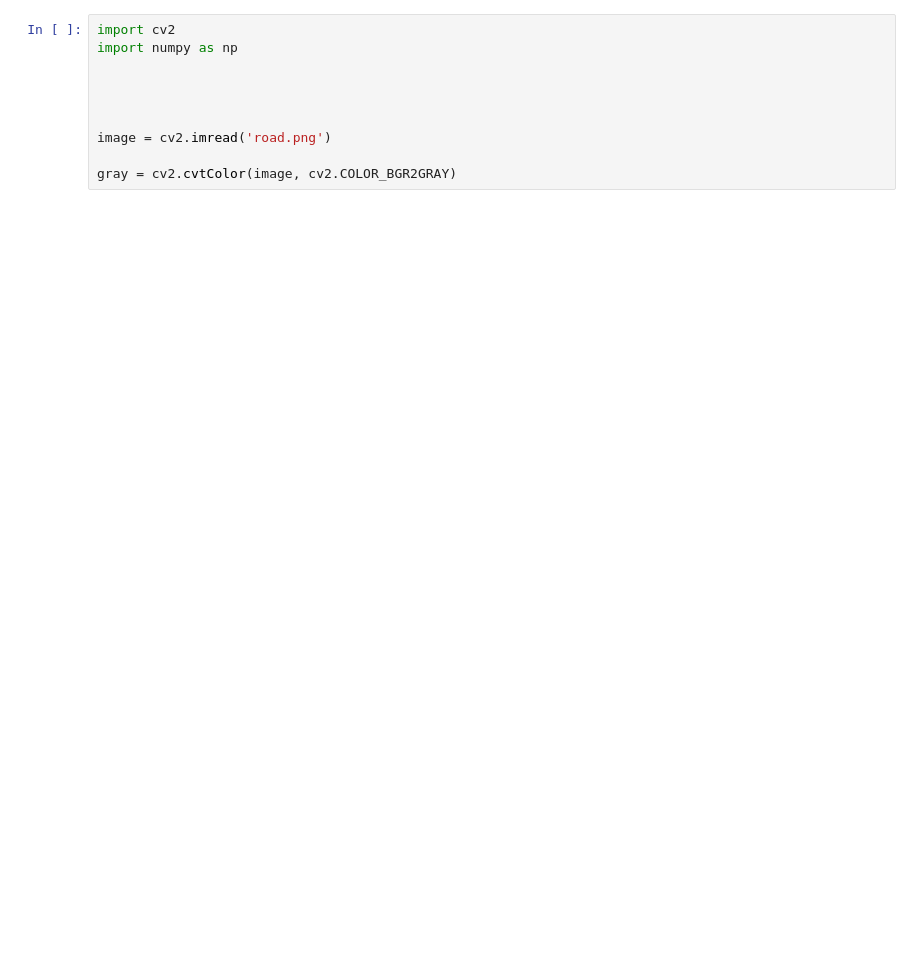
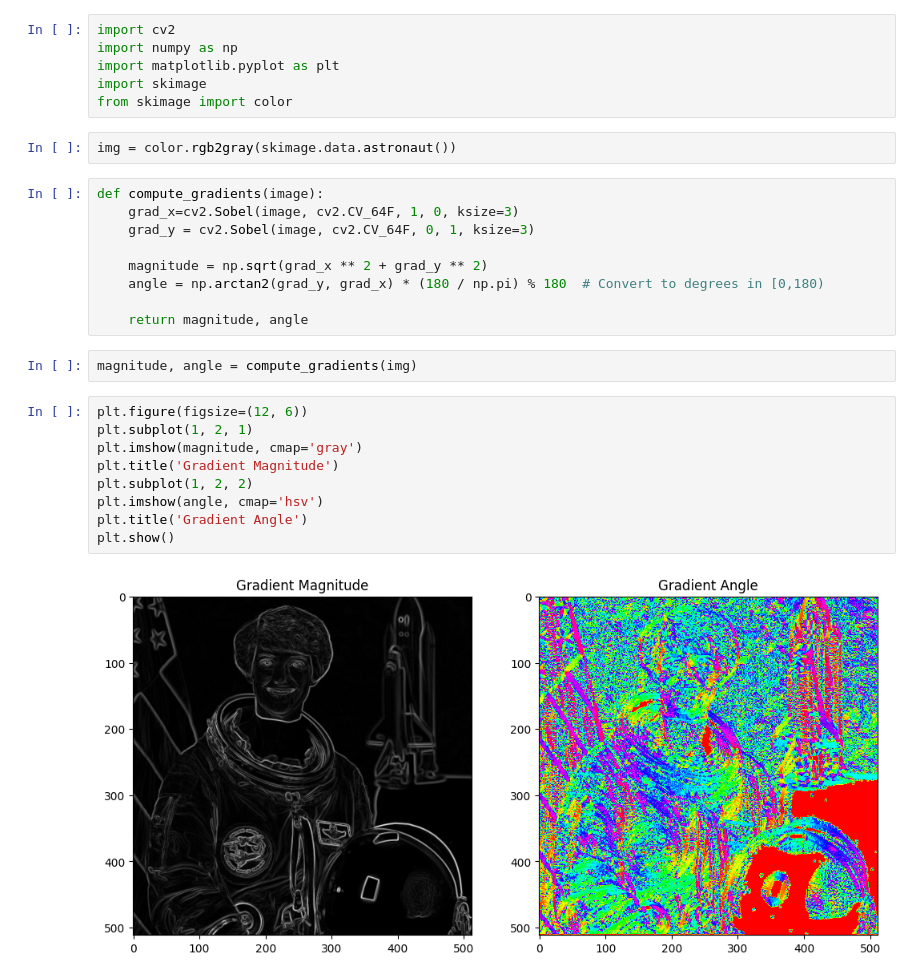
Before and after one commit to aslahmp/cv, a Jupyter notebook: hog.ipynb, the cells around one changed output. Cells and saved outputs as stored; diff of their text form; blank space fills up the shorter version.

```diff
--- a/hog.ipynb
+++ b/hog.ipynb
@@ -21,10 +1,30 @@ Note: you may need to restart the kernel to use updated packages.
-# %%
-import cv2
-import numpy as np
-
-
-
-
-image = cv2.imread('road.png')
-
-gray = cv2.cvtColor(image, cv2.COLOR_BGR2GRAY)
+# %%
+import cv2
+import numpy as np
+import matplotlib.pyplot as plt
+import skimage
+from skimage import color
+# %%
+img = color.rgb2gray(skimage.data.astronaut())
+# %%
+def compute_gradients(image):
+    grad_x=cv2.Sobel(image, cv2.CV_64F, 1, 0, ksize=3)
+    grad_y = cv2.Sobel(image, cv2.CV_64F, 0, 1, ksize=3)
+
+    magnitude = np.sqrt(grad_x ** 2 + grad_y ** 2)
+    angle = np.arctan2(grad_y, grad_x) * (180 / np.pi) % 180  # Convert to degrees in [0,180)
+
+    return magnitude, angle
+# %%
+magnitude, angle = compute_gradients(img)
+# %%
+plt.figure(figsize=(12, 6))
+plt.subplot(1, 2, 1)
+plt.imshow(magnitude, cmap='gray')
+plt.title('Gradient Magnitude')
+plt.subplot(1, 2, 2)
+plt.imshow(angle, cmap='hsv')
+plt.title('Gradient Angle')
+plt.show()
+# %% [output]
+[figure, added]
```
Also changed, not shown: parts of 8 cells of this notebook, 4 other files.
